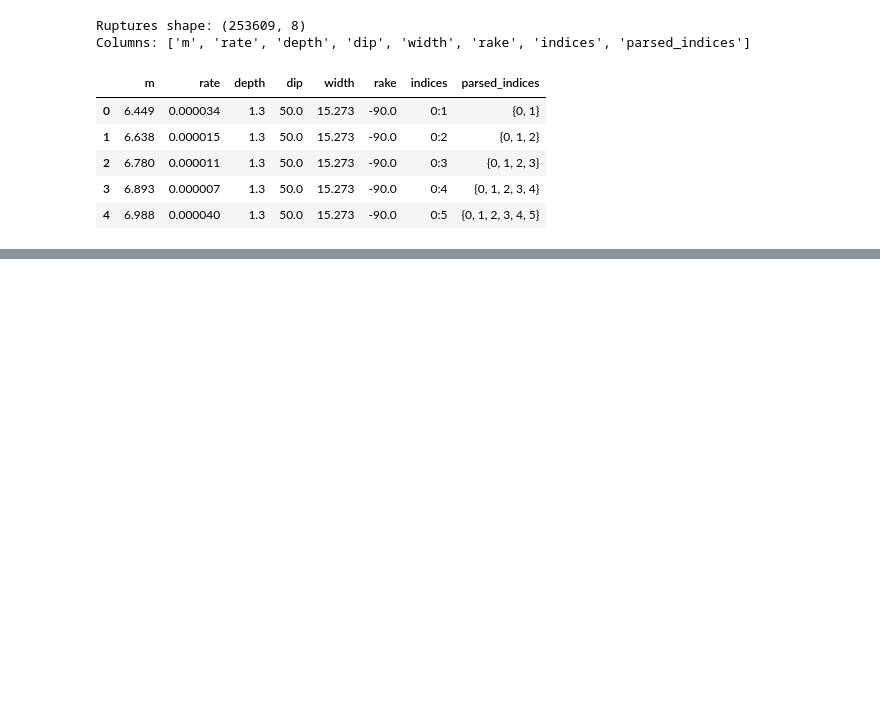
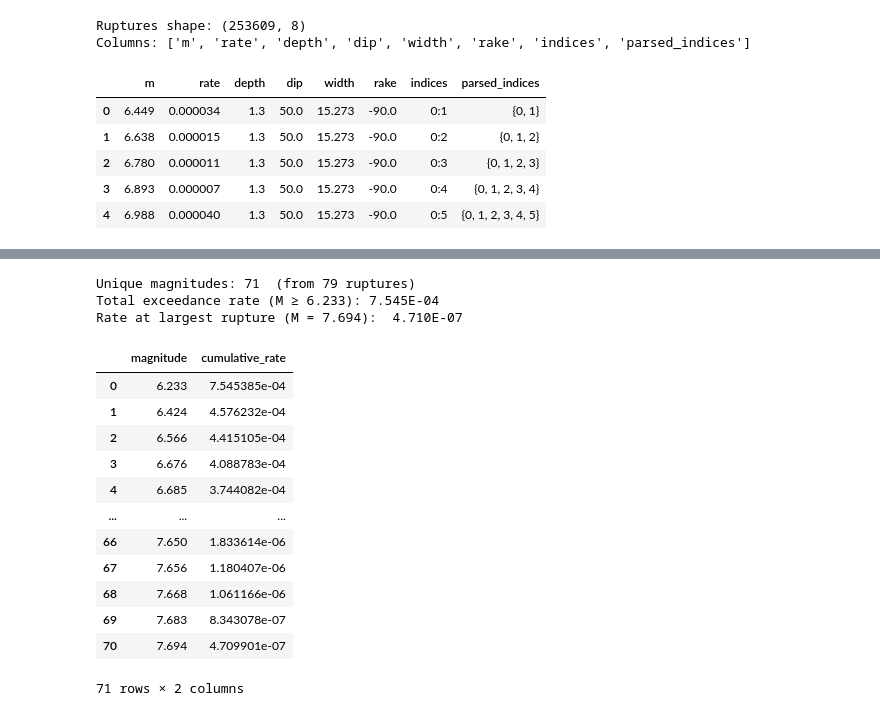
Before and after one commit to asarmy/parserf, a Jupyter notebook: examples/fault_subsection_demo.ipynb, the cells around one changed output, grey strips where cells are left out. Saved outputs shown, nothing was run; the diff lists cells and outputs as text; code cells hidden in the pictures; blank space fills up the shorter version.

```diff
--- a/examples/fault_subsection_demo.ipynb
+++ b/examples/fault_subsection_demo.ipynb
@@ -219,0 +204,32 @@ Name: area_km2, dtype: float64
+# %%
+# Cumulative magnitude frequency distribution
+mfd = sub.ruptures.cumulative_mfd
+print(f"Unique magnitudes: {len(mfd)}  (from {len(participating)} ruptures)")
+print(
+    "Total exceedance rate (M ≥ {:.3f}): {:.3E}".format(
+        mfd["magnitude"].iloc[0], mfd["cumulative_rate"].iloc[0]
+    )
+)
+print(
+    "Rate at largest rupture (M = {:.3f}):  {:.3E}".format(
+        mfd["magnitude"].iloc[-1], mfd["cumulative_rate"].iloc[-1]
+    )
+)
+mfd
+# %% [output]
+Unique magnitudes: 71  (from 79 ruptures)
+Total exceedance rate (M ≥ 6.233): 7.545E-04
+Rate at largest rupture (M = 7.694):  4.710E-07
+|  | magnitude | cumulative_rate |
+| 0 | 6.233 | 7.545385e-04 |
+| 1 | 6.424 | 4.576232e-04 |
+| 2 | 6.566 | 4.415105e-04 |
+| 3 | 6.676 | 4.088783e-04 |
+| 4 | 6.685 | 3.744082e-04 |
+| ... | ... | ... |
+| 66 | 7.650 | 1.833614e-06 |
+| 67 | 7.656 | 1.180407e-06 |
+| 68 | 7.668 | 1.061166e-06 |
+| 69 | 7.683 | 8.343078e-07 |
+| 70 | 7.694 | 4.709901e-07 |
+71 rows × 2 columns
```
Also changed, not shown: parts of 26 cells of this notebook, 11 other files.
